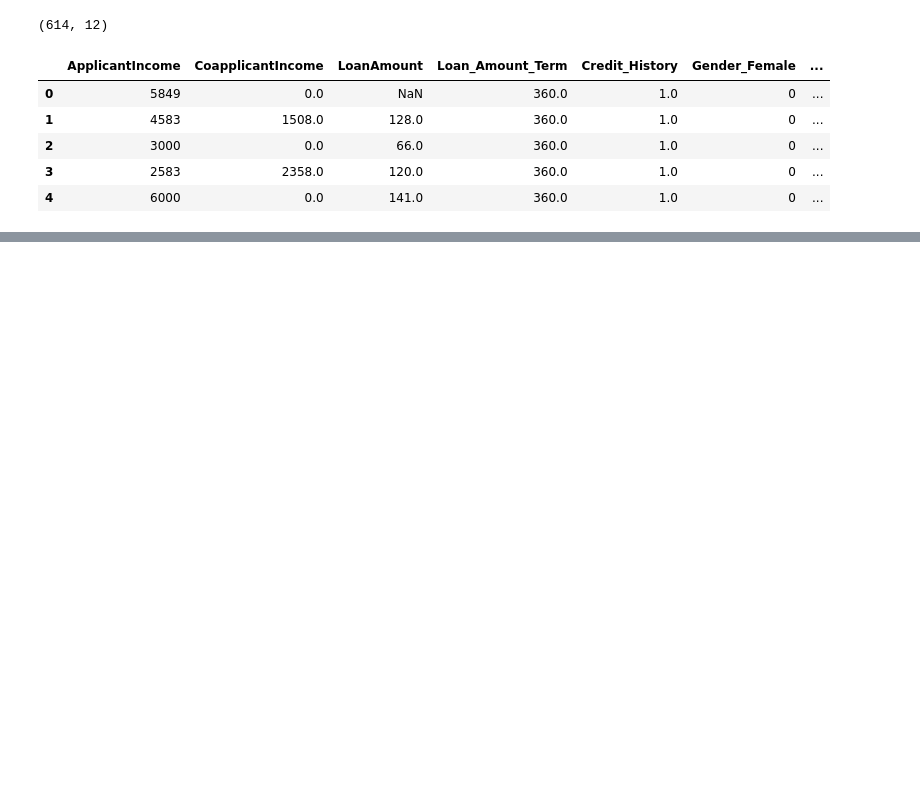
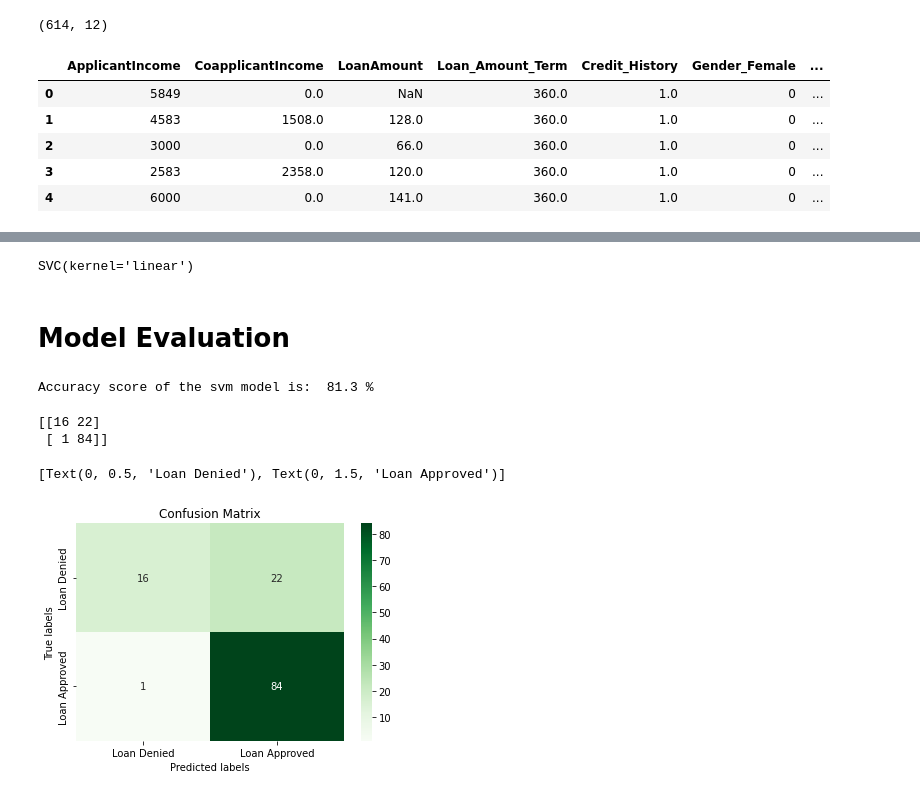
Before and after one commit to amrita-sarkar1/Loan-Approval-Prediction, a Jupyter notebook: Loan_Approval_Prediction.ipynb, the cells around one changed output, grey strips where cells are left out. Drawn from its saved outputs; the diff is of its cells as text; code cells hidden in the pictures; blank space fills up the shorter version.

```diff
--- a/Loan_Approval_Prediction.ipynb
+++ b/Loan_Approval_Prediction.ipynb
@@ -196,0 +245,3 @@ x_train, x_test, y_train, y_test = train_test_split(X, Y, test_size = 0.2, rando
+# %%
+x_train_norm = norm.fit_transform(x_train)
+x_test_norm = norm.fit_transform(x_test)
@@ -196,0 +250,33 @@ x_train, x_test, y_train, y_test = train_test_split(X, Y, test_size = 0.2, rando
+# %%
+classifier = svm.SVC(kernel = 'linear')
+# %%
+classifier.fit(x_train_norm, y_train)
+# %% [output]
+SVC(kernel='linear')
+# %%
+y_pred = classifier.predict(x_test_norm)
+# %% [markdown]
+# Model Evaluation
+# %%
+print('Accuracy score of the svm model is: ',round((accuracy_score(y_test, y_pred) * 100), 2), '%')
+# %% [output]
+Accuracy score of the svm model is:  81.3 %
+# %%
+labels = ['Loan Denied', 'Loan Approved']
+cm = confusion_matrix(y_test, y_pred)
+print(cm)
+
+ax= plt.subplot()
+sns.heatmap(cm, annot=True, ax = ax, cmap = 'Greens'); #annot=True to annotate cells
+
+# labels, title and ticks
+ax.set_xlabel('Predicted labels')
+ax.set_ylabel('True labels')
+ax.set_title('Confusion Matrix')
+ax.xaxis.set_ticklabels(labels)
+ax.yaxis.set_ticklabels(labels)
+# %% [output]
+[[16 22]
+ [ 1 84]]
+[Text(0, 0.5, 'Loan Denied'), Text(0, 1.5, 'Loan Approved')]
+[figure, added]
```
Also changed, not shown: parts of 29 cells of this notebook.
